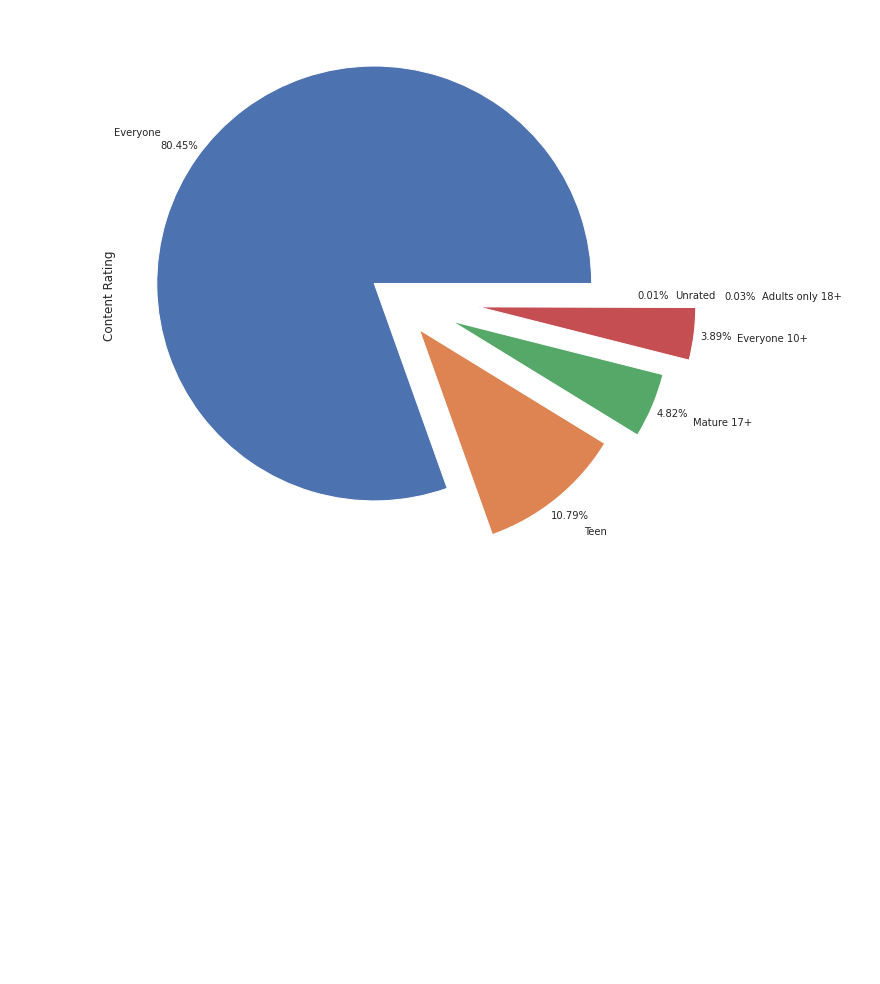
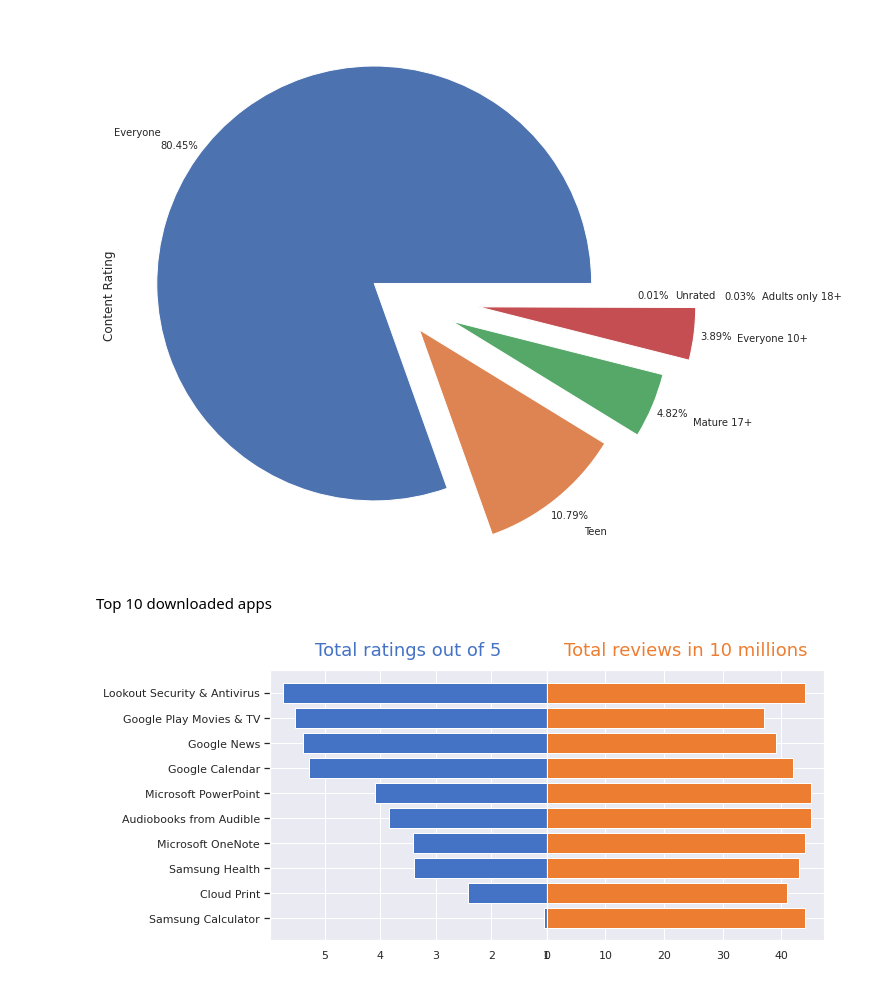
Before and after one commit to nandukamankar/eda_project_on-play_store_app_data-, a Jupyter notebook: Copy_of_5_3c_of_Play_Store_App_Review_Analysis_Capstone_Project.ipynb, the cells around one changed output. Saved outputs shown, nothing was run; the diff lists cells and outputs as text; code cells hidden in the pictures; blank space fills up the shorter version.

```diff
--- a/Copy_of_5_3c_of_Play_Store_App_Review_Analysis_Capstone_Project.ipynb
+++ b/Copy_of_5_3c_of_Play_Store_App_Review_Analysis_Capstone_Project.ipynb
@@ -829,3 +829,42 @@ content_rating_df.plot(kind='pie', fontsize=10, explode= (0.1,0.2,0.3,0.4,0.5,0.
 # %% [output]
 <matplotlib.axes._subplots.AxesSubplot at 0x...>
 [figure]
+# %% [markdown]
+Top 10 downloaded apps
+# %%
+#Getting the top downloaded 10 apps and their Ratings vs Reviews
+top_downloaded_apps = df.groupby('App').tail(1).sort_values(['Installs','Rating'], ascending=False).head(50)
+top_10_downloaded_apps = top_downloaded_apps.head(10).set_index('App')[['Rating','Reviews']].sort_values(['Reviews'])
+# %%
+#Plotting between Top ratting apps and reviews
+color_red = '#4472c4'
+color_blue = '#ed7d31'
+
+ind = top_10_downloaded_apps.index
+column0 = top_10_downloaded_apps['Reviews']
+column1 = top_10_downloaded_apps['Rating']
+title0 = 'Total ratings out of 5'
+title1 = 'Total reviews in 10 millions'
+
+fig, axes = plt.subplots(figsize=(10,5), ncols=2, sharey=True)
+fig.tight_layout()
+
+axes[0].barh(ind, column0, align='center', color=color_red, zorder=10)
+axes[0].set_title(title0, fontsize=18, pad=15, color=color_red)
+axes[1].barh(ind, column1, align='center', color=color_blue, zorder=10)
+axes[1].set_title(title1, fontsize=18, pad=15, color=color_blue)
+
+# If you have positive numbers and want to invert the x-axis of the left plot
+axes[0].invert_xaxis()
+
+# To show data from highest to lowest
+# plt.gca().invert_yaxis()
+axes[0].set(yticks=ind, yticklabels=ind)
+axes[0].yaxis.tick_left()
+
+axes[0].set_xticklabels([1, 2, 3, 4, 5])
+axes[1].set_xticklabels([0, 10, 20, 30, 40, 50])
+
+plt.subplots_adjust(wspace=0, top=0.85, bottom=0.1, left=0.18, right=0.95)
+# %% [output]
+[figure, added]
```
Also changed, not shown: parts of 20 cells of this notebook.
